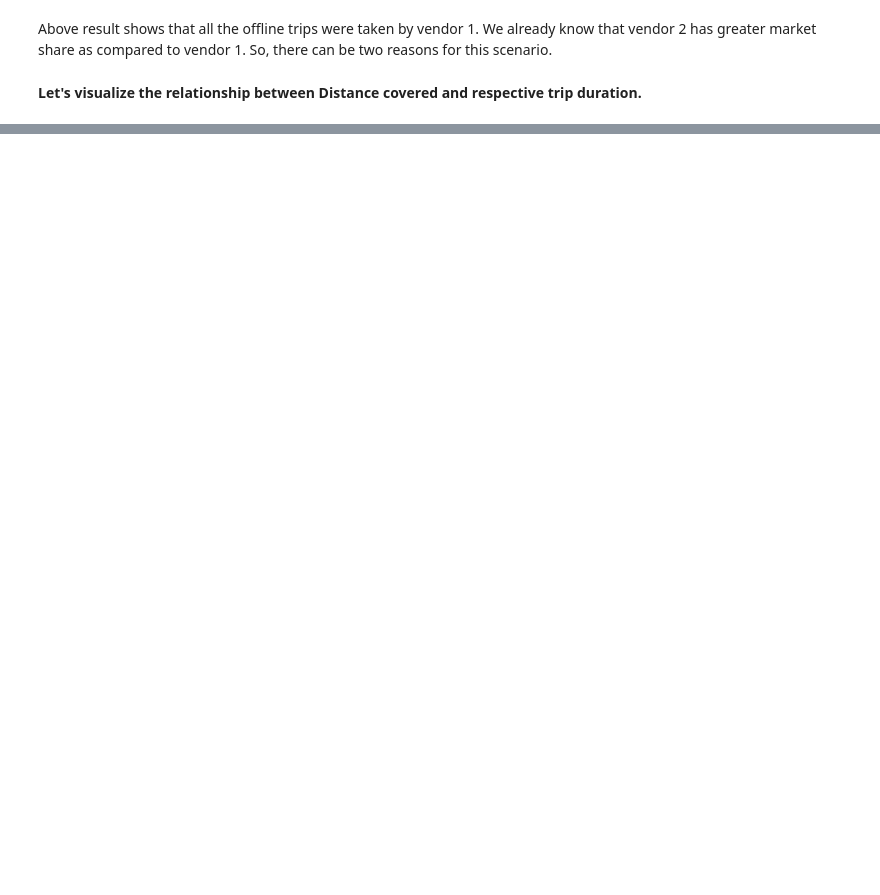
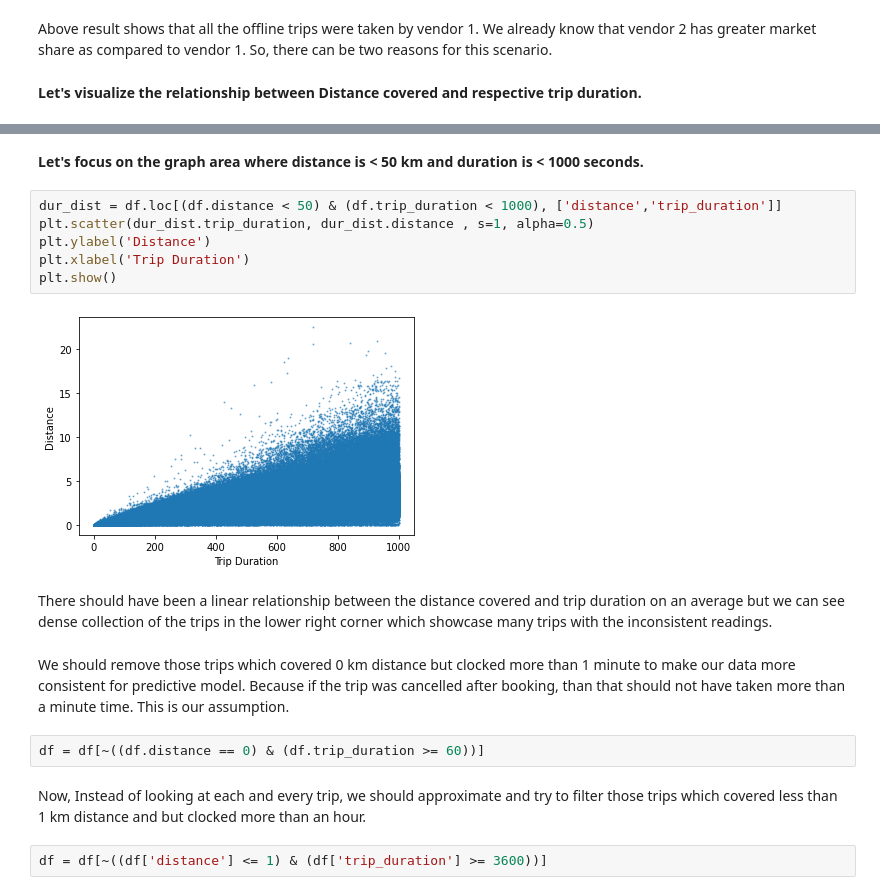
Before and after one commit to nitishkumar34/NYC-Taxi-Trip-Time-Prediction, a Jupyter notebook: Copy_of_NYC_Taxi_Trip_Time_Prediction_Capstone_Project.ipynb, the cells around one changed output, grey strips where cells are left out. Saved outputs shown, nothing was run; the diff lists cells and outputs as text; blank space fills up the shorter version.

```diff
--- a/Copy_of_NYC_Taxi_Trip_Time_Prediction_Capstone_Project.ipynb
+++ b/Copy_of_NYC_Taxi_Trip_Time_Prediction_Capstone_Project.ipynb
@@ -706,0 +710,20 @@ plt.show()
+# %% [markdown]
+**Let's focus on the graph area where distance is < 50 km and duration is < 1000 seconds.**
+# %%
+dur_dist = df.loc[(df.distance < 50) & (df.trip_duration < 1000), ['distance','trip_duration']]
+plt.scatter(dur_dist.trip_duration, dur_dist.distance , s=1, alpha=0.5)
+plt.ylabel('Distance')
+plt.xlabel('Trip Duration')
+plt.show()
+# %% [output]
+[figure, added]
+# %% [markdown]
+There should have been a linear relationship between the distance covered and trip duration on an average but we can see dense collection of the trips in the lower right corner which showcase many trips with the inconsistent readings.
+# %% [markdown]
+We should remove those trips which covered 0 km distance but clocked more than 1 minute to make our data more consistent for predictive model. Because if the trip was cancelled after booking, than that should not have taken more than a minute time. This is our assumption.
+# %%
+df = df[~((df.distance == 0) & (df.trip_duration >= 60))]
+# %% [markdown]
+Now, Instead of looking at each and every trip, we should approximate and try to filter those trips which covered less than 1 km distance and but clocked more than an hour.
+# %%
+df = df[~((df['distance'] <= 1) & (df['trip_duration'] >= 3600))]
```
Also changed, not shown: parts of 24 cells of this notebook.
